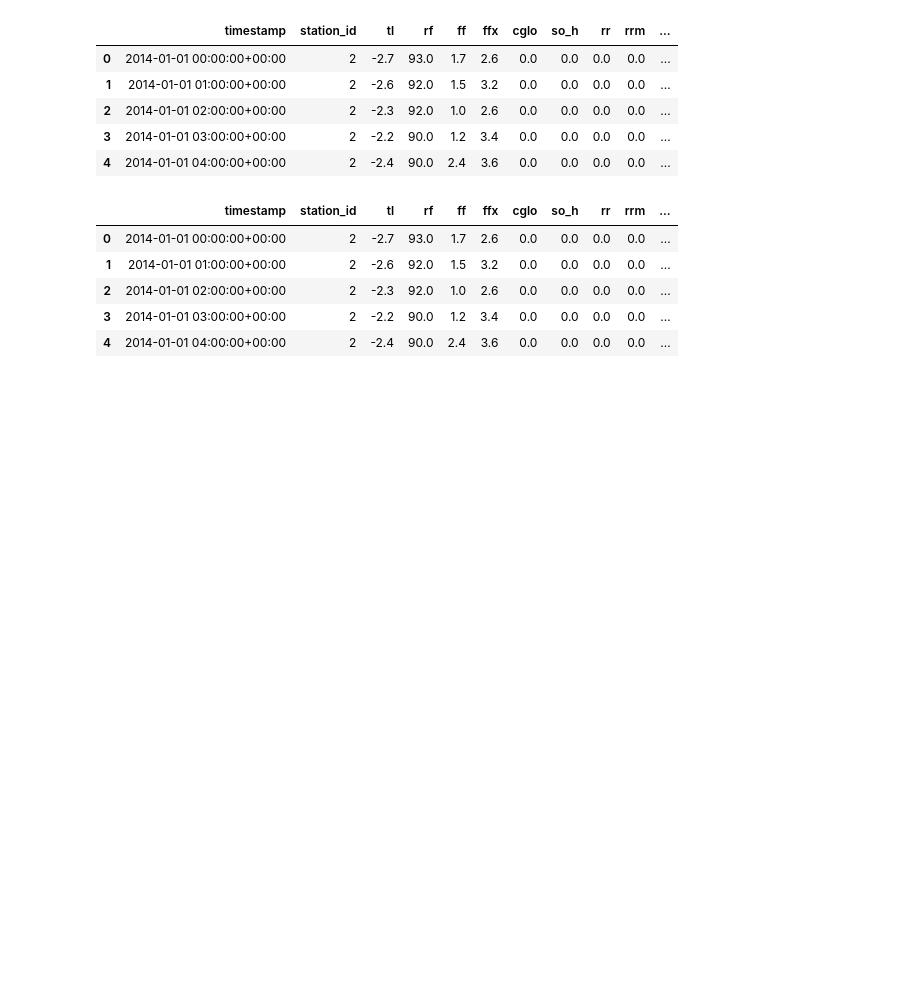
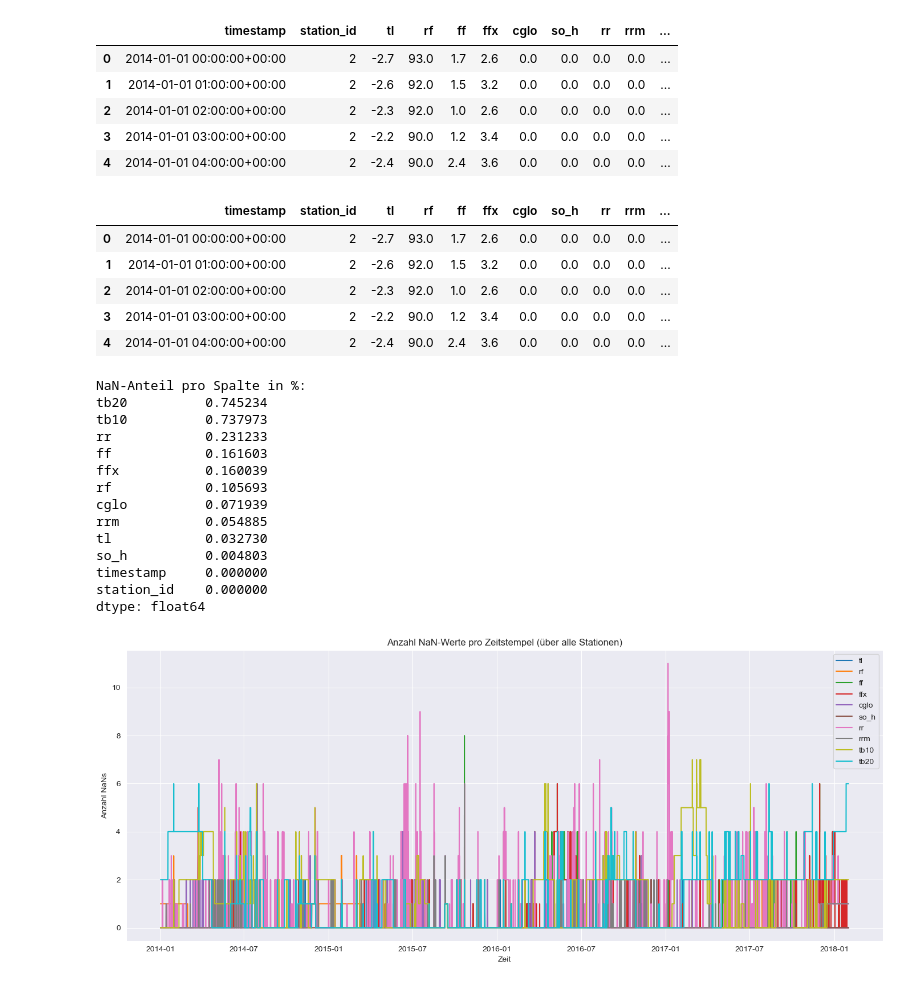
Before and after one commit to johannesgl4d0s/ersatzwerte_project, a Jupyter notebook: notebooks/03_03_weather_data_ecpolration.ipynb, the cells around one changed output. Saved outputs shown, nothing was run; the diff lists cells and outputs as text; code cells hidden in the pictures; blank space fills up the shorter version.

Commit message:
modeling weather data

```diff
--- a/notebooks/03_03_weather_data_ecpolration.ipynb
+++ b/notebooks/03_03_weather_data_ecpolration.ipynb
@@ -257,3 +258,47 @@ df.head()
 | 2 | 2014-01-01 02:00:00+00:00 | 2 | -2.3 | 92.0 | 1.0 | 2.6 | 0.0 | 0.0 | 0.0 | 0.0 | ... |
 | 3 | 2014-01-01 03:00:00+00:00 | 2 | -2.2 | 90.0 | 1.2 | 3.4 | 0.0 | 0.0 | 0.0 | 0.0 | ... |
 | 4 | 2014-01-01 04:00:00+00:00 | 2 | -2.4 | 90.0 | 2.4 | 3.6 | 0.0 | 0.0 | 0.0 | 0.0 | ... |
+# %%
+import pandas as pd
+import matplotlib.pyplot as plt
+import seaborn as sns
+
+# Datei laden (komprimiert)
+df = pd.read_csv("../data/wetterdaten_top150.csv.gz", parse_dates=["timestamp"])
+
+# NaN-Analyse: Anteil pro Parameter
+nan_summary = df.isna().mean() * 100
+print("NaN-Anteil pro Spalte in %:")
+print(nan_summary.sort_values(ascending=False))
+
+# NaN pro Zeitstempel (über alle Stationen hinweg)
+nan_time = df.groupby("timestamp").apply(lambda x: x.isna().sum())
+
+# Plot: Zeitliche Entwicklung der NaNs je Parameter
+plt.figure(figsize=(14, 6))
+for col in ["tl", "rf", "ff", "ffx", "cglo", "so_h", "rr", "rrm", "tb10", "tb20"]:
+    plt.plot(nan_time.index, nan_time[col], label=col)
+
+plt.legend(loc="upper right")
+plt.title("Anzahl NaN-Werte pro Zeitstempel (über alle Stationen)")
+plt.xlabel("Zeit")
+plt.ylabel("Anzahl NaNs")
+plt.grid(True)
+plt.tight_layout()
+plt.show()
+# %% [output]
+NaN-Anteil pro Spalte in %:
+tb20          0.745234
+tb10          0.737973
+rr            0.231233
+ff            0.161603
+ffx           0.160039
+rf            0.105693
+cglo          0.071939
+rrm           0.054885
+tl            0.032730
+so_h          0.004803
+timestamp     0.000000
+station_id    0.000000
+dtype: float64
+[figure, added]
```
Also changed, not shown: parts of 5 cells of this notebook, 1 other file.
